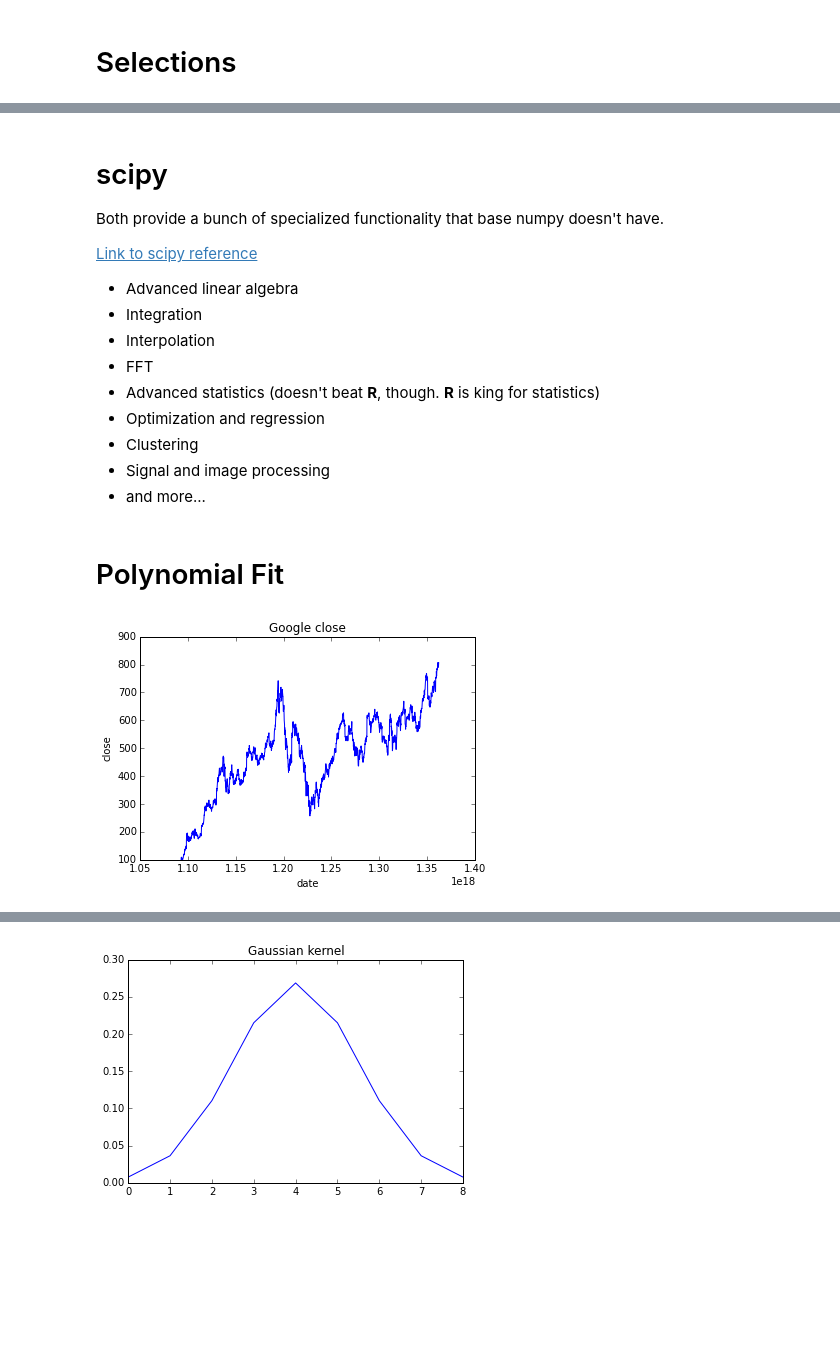
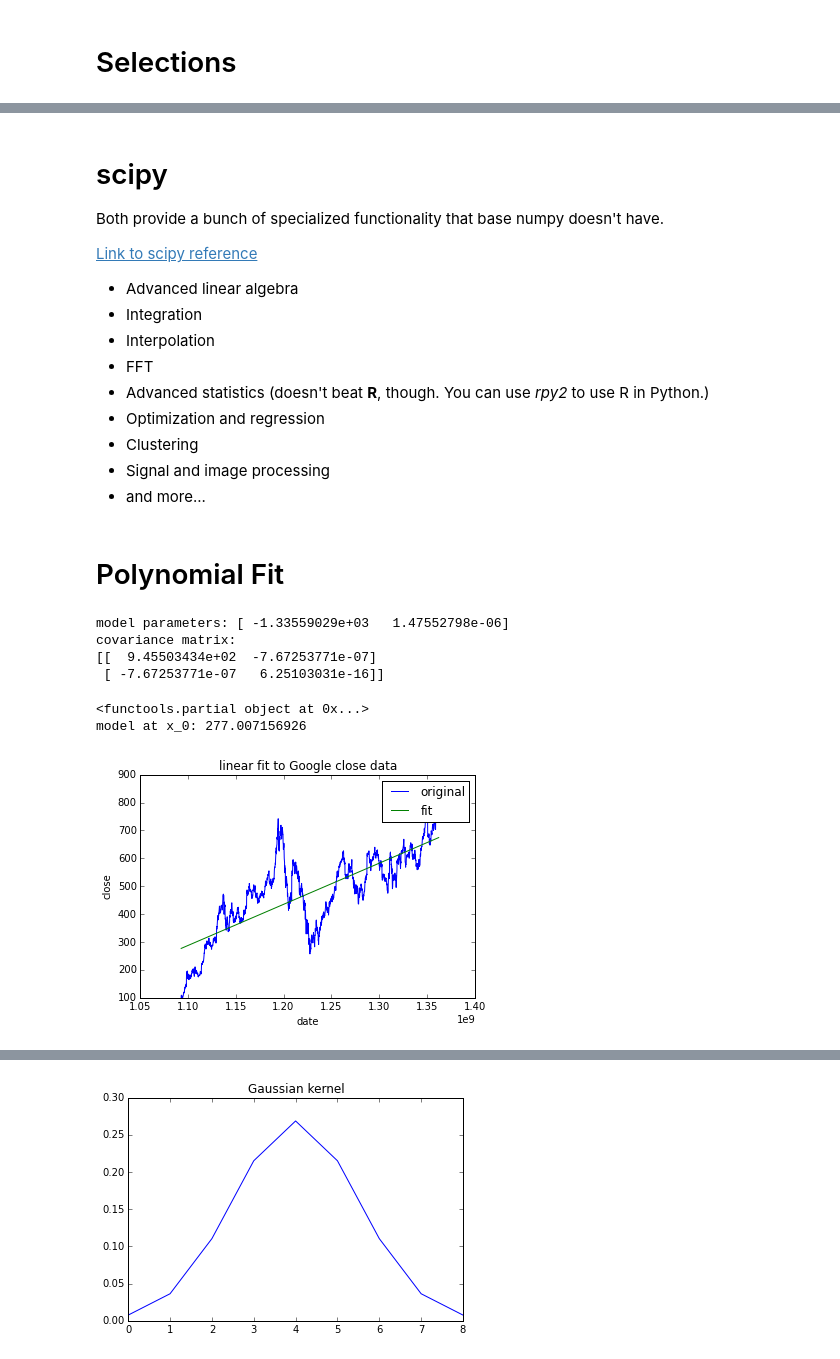
Before and after one commit to JosephCottam/PythonSIAM2015, a Jupyter notebook: Section2_numpy_scipy_pandas.ipynb, the cells around one changed output, grey strips where cells are left out. Cells and saved outputs as stored; diff of their text form; code cells hidden in the pictures; blank space fills up the shorter version.

```diff
--- a/Section2_numpy_scipy_pandas.ipynb
+++ b/Section2_numpy_scipy_pandas.ipynb
@@ -440,0 +364,9 @@ display_png(Image('heat_3-2.png'))
+# %%
+# a useful module is sqlalchemy for interacting with many
+# databases, but here I am just going to use raw SQL code
+cursor.execute('SELECT date, close - open FROM GOOG WHERE close > open * 1.07')
+
+# the cursor is iterable
+# dates where Google closed 7% higher and by how much
+for i in cursor:
+    print i
@@ -449,7 +405,7 @@ Both provide a bunch of specialized functionality that base numpy doesn't have.
 - Integration
 - Interpolation
 - FFT
-- Advanced statistics (doesn't beat **R**, though. **R** is king for statistics)
+- Advanced statistics (doesn't beat **R**, though. You can use *rpy2* to use R in Python.)
 - Optimization and regression
 - Clustering
 - Signal and image processing
@@ -467,13 +415,56 @@ goog = pandas.read_hdf("GOOG.hdf5", "__data__")
+# %%
+# let's fit the Google stock to a curve
+import scipy.optimize as optimize
+
+# convert dates to integers for ease
+X = numpy.array(X, numpy.int64)
+
+# our linear model
+# scipy.optimize uses introspection to figure
+# out the number of model parameters
+def poly(x, a, b):
+    return a + b*x
+
+# do a least squares fit
+ab, cov = optimize.curve_fit(poly, X, Y)
+
+# ab are the model parameters, and cov is covariance matrix
+print 'model parameters:', ab
+print 'covariance matrix:\n', cov
+# %% [output]
+model parameters: [ -1.33559029e+03   1.47552798e-06]
+covariance matrix:
+[[  9.45503434e+02  -7.67253771e-07]
+ [ -7.67253771e-07   6.25103031e-16]]
+# %%
+# to plot the curve, we need to create
+# a fixed function from our parameters
+import functools
+
+# this will freeze the model with our parameters
+# (this is a partial application or a "closure")
+fixed = functools.partial(poly, a=ab[0], b=ab[1])
+
+# fixed is now a function of one free parameter
+# whereas poly was originally 3 free parameters
+print fixed
+print 'model at x_0:', fixed(X[0])
+# %% [output]
+<functools.partial object at 0x...>
+model at x_0: 277.007156926
 # %%
-X = numpy.array(goog['date'], numpy.int64)
-Y = goog['close']
+# plot the linear fit with the data
+plt.figure()
+plt.plot(X, Y)
 
-# plot the data
-plt.figure()
+# this is the model curve
+plt.plot(X, fixed(X))
+
+# labels
 plt.xlabel('date')
 plt.ylabel('close')
-plt.plot(X, Y)
-plt.title('Google close')
+plt.legend(['original', 'fit'])
+plt.title('linear fit to Google close data')
 plt.show()
 # %% [output]
-[figure, old version]
+[figure, new version]
```
Also changed, not shown: parts of 72 cells of this notebook, 13 other files.
